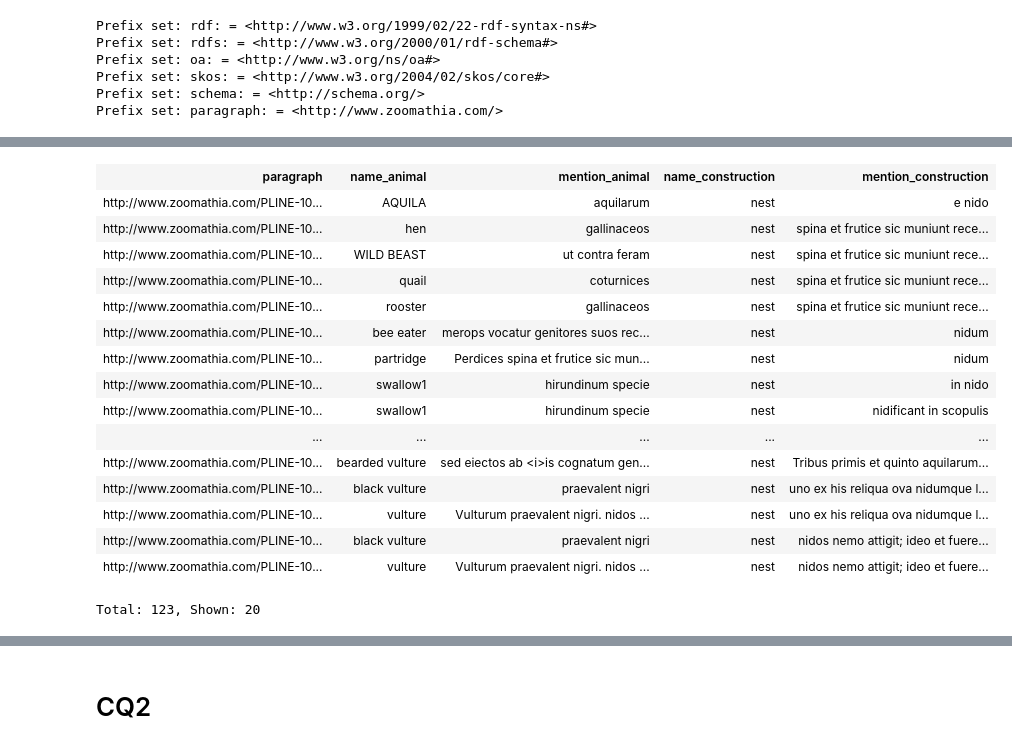
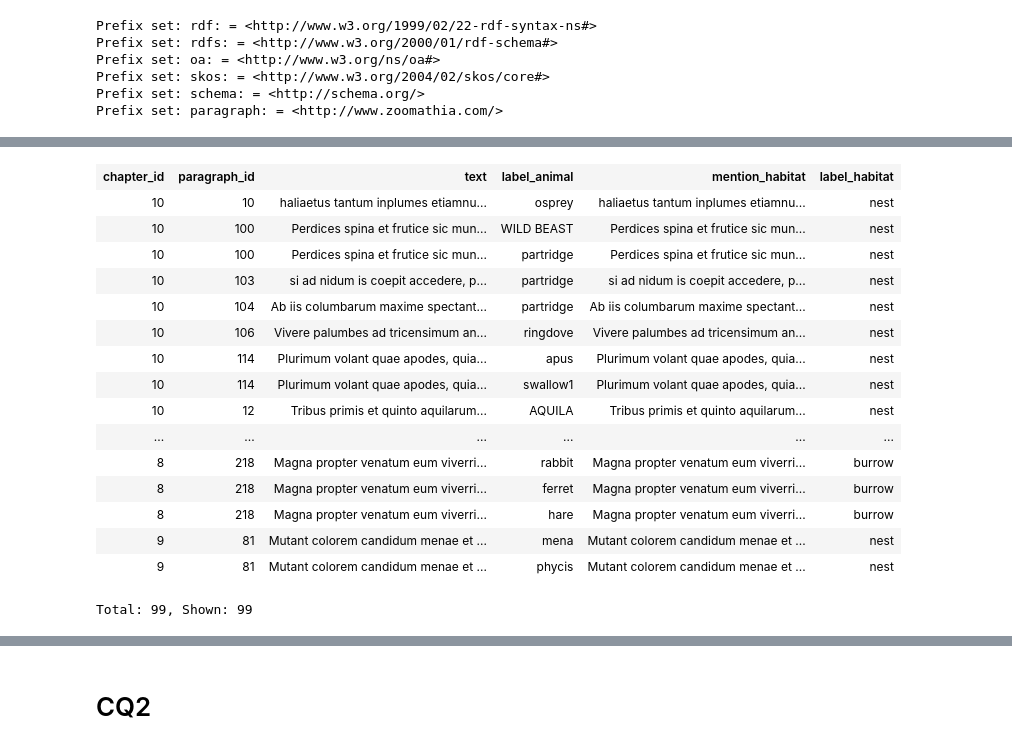
Before and after one commit to Sensaku/CEPAM-CNRS-Zoomathia, a Jupyter notebook: Projet_Zoomathia/QC/Pline-KG_Queries.ipynb, the cells around one changed output, grey strips where cells are left out. Drawn from its saved outputs; the diff is of its cells as text; code cells hidden in the pictures.

```diff
--- a/Projet_Zoomathia/QC/Pline-KG_Queries.ipynb
+++ b/Projet_Zoomathia/QC/Pline-KG_Queries.ipynb
@@ -34,52 +40,51 @@ The first SPARQL query allows scientists to identify which animals are able to c
 # %%
-SELECT DISTINCT ?paragraph ?name_animal ?mention_animal ?name_construction ?mention_construction WHERE {
-  ?annotation1 a oa:Annotation;
-              oa:hasBody ?animal;
-              oa:hasTarget ?target1.
-  ?target1 oa:hasSource ?paragraph;
-     oa:hasSelector ?selector.
+SELECT DISTINCT ?chapter_id ?paragraph_id ?text ?label_animal ?mention_habitat ?label_habitat
+WHERE {
+     ?animal_annotation a oa:Annotation; oa:hasBody ?animal_concept;
+        oa:hasTarget [
+          oa:hasSource ?paragraph;
+          oa:hasSelector [ oa:exact ?mention_animal;]].
+    ?habitat_annotation a oa:Annotation; oa:hasBody ?habitat_concept;
+        oa:hasTarget [
+          oa:hasSource ?paragraph;
+          oa:hasSelector [ oa:exact ?mention_habitat; ]].
 
-  ?selector oa:exact ?mention_animal.
+    ?animal_concept a skos:Concept; skos:prefLabel ?label_animal.
+    ?animal_collection a skos:Collection; skos:member ?animal_concept;
+        skos:prefLabel "Ancient class"@en.
 
-  ?animal a skos:Concept;
-       skos:prefLabel ?name_animal.
+    ?habitat_concept a skos:Concept; skos:prefLabel ?label_habitat;
+        skos:broader ?habitat_generic_concept.
+    ?habitat_generic_concept a skos:Concept; skos:prefLabel "house building"@en.
 
-  ?animal_collection a skos:Collection;
-       skos:prefLabel "Ancient class"@en;
-       skos:member ?animal.
+    ?paragraph schema:text ?text;
+               schema:identifier ?paragraph_id;
+               schema:isPartOf ?chapter.
 
-  ?annotation2 oa:hasBody ?construction;
-        oa:hasTarget ?target2.
-  ?target2 oa:hasSource ?paragraph;
-      oa:hasSelector ?selector2.
-  ?selector2 oa:exact ?mention_construction.
+    ?chapter schema:identifier ?chapter_id.
 
-  ?construction skos:prefLabel ?name_construction;
-     	            skos:broader+ ?construction_generique.
-  ?construction_generique skos:prefLabel "house building"@en.
-
-  FILTER (lang(?name_animal) = "en").
-  FILTER (lang(?name_construction) = "en")
+    filter(lang(?label_animal) = "en")
+    filter(lang(?label_habitat) = "en")
 }
 ORDER BY ?paragraph
 # %% [output]
-| paragraph | name_animal | mention_animal | name_construction | mention_construction |
-| http://www.zoomathia.com/PLINE-10... | AQUILA | aquilarum | nest | e nido |
-| http://www.zoomathia.com/PLINE-10... | hen | gallinaceos | nest | spina et frutice sic muniunt rece... |
-| http://www.zoomathia.com/PLINE-10... | WILD BEAST | ut contra feram | nest | spina et frutice sic muniunt rece... |
-| http://www.zoomathia.com/PLINE-10... | quail | coturnices | nest | spina et frutice sic muniunt rece... |
-| http://www.zoomathia.com/PLINE-10... | rooster | gallinaceos | nest | spina et frutice sic muniunt rece... |
-| http://www.zoomathia.com/PLINE-10... | bee eater | merops vocatur genitores suos rec... | nest | nidum |
-| http://www.zoomathia.com/PLINE-10... | partridge | Perdices spina et frutice sic mun... | nest | nidum |
-| http://www.zoomathia.com/PLINE-10... | swallow1 | hirundinum specie | nest | in nido |
-| http://www.zoomathia.com/PLINE-10... | swallow1 | hirundinum specie | nest | nidificant in scopulis |
-| ... | ... | ... | ... | ... |
-| http://www.zoomathia.com/PLINE-10... | bearded vulture | sed eiectos ab <i>is cognatum gen... | nest | Tribus primis et quinto aquilarum... |
-| http://www.zoomathia.com/PLINE-10... | black vulture | praevalent nigri | nest | uno ex his reliqua ova nidumque l... |
-| http://www.zoomathia.com/PLINE-10... | vulture | Vulturum praevalent nigri. nidos ... | nest | uno ex his reliqua ova nidumque l... |
-| http://www.zoomathia.com/PLINE-10... | black vulture | praevalent nigri | nest | nidos nemo attigit; ideo et fuere... |
-| http://www.zoomathia.com/PLINE-10... | vulture | Vulturum praevalent nigri. nidos ... | nest | nidos nemo attigit; ideo et fuere... |
+| chapter_id | paragraph_id | text | label_animal | mention_habitat | label_habitat |
+| 10 | 10 | haliaetus tantum inplumes etiamnu... | osprey | haliaetus tantum inplumes etiamnu... | nest |
+| 10 | 100 | Perdices spina et frutice sic mun... | WILD BEAST | Perdices spina et frutice sic mun... | nest |
+| 10 | 100 | Perdices spina et frutice sic mun... | partridge | Perdices spina et frutice sic mun... | nest |
+| 10 | 103 | si ad nidum is coepit accedere, p... | partridge | si ad nidum is coepit accedere, p... | nest |
+| 10 | 104 | Ab iis columbarum maxime spectant... | partridge | Ab iis columbarum maxime spectant... | nest |
+| 10 | 106 | Vivere palumbes ad tricensimum an... | ringdove | Vivere palumbes ad tricensimum an... | nest |
+| 10 | 114 | Plurimum volant quae apodes, quia... | apus | Plurimum volant quae apodes, quia... | nest |
+| 10 | 114 | Plurimum volant quae apodes, quia... | swallow1 | Plurimum volant quae apodes, quia... | nest |
+| 10 | 12 | Tribus primis et quinto aquilarum... | AQUILA | Tribus primis et quinto aquilarum... | nest |
+| ... | ... | ... | ... | ... | ... |
+| 8 | 218 | Magna propter venatum eum viverri... | rabbit | Magna propter venatum eum viverri... | burrow |
+| 8 | 218 | Magna propter venatum eum viverri... | ferret | Magna propter venatum eum viverri... | burrow |
+| 8 | 218 | Magna propter venatum eum viverri... | hare | Magna propter venatum eum viverri... | burrow |
+| 9 | 81 | Mutant colorem candidum menae et ... | mena | Mutant colorem candidum menae et ... | nest |
+| 9 | 81 | Mutant colorem candidum menae et ... | phycis | Mutant colorem candidum menae et ... | nest |
-Total: 123, Shown: 20
+Total: 99, Shown: 99
 # %%
 from SPARQLWrapper import SPARQLWrapper, JSON
 import graphviz
```
Also changed, not shown: parts of 9 cells of this notebook, 4 other files.
